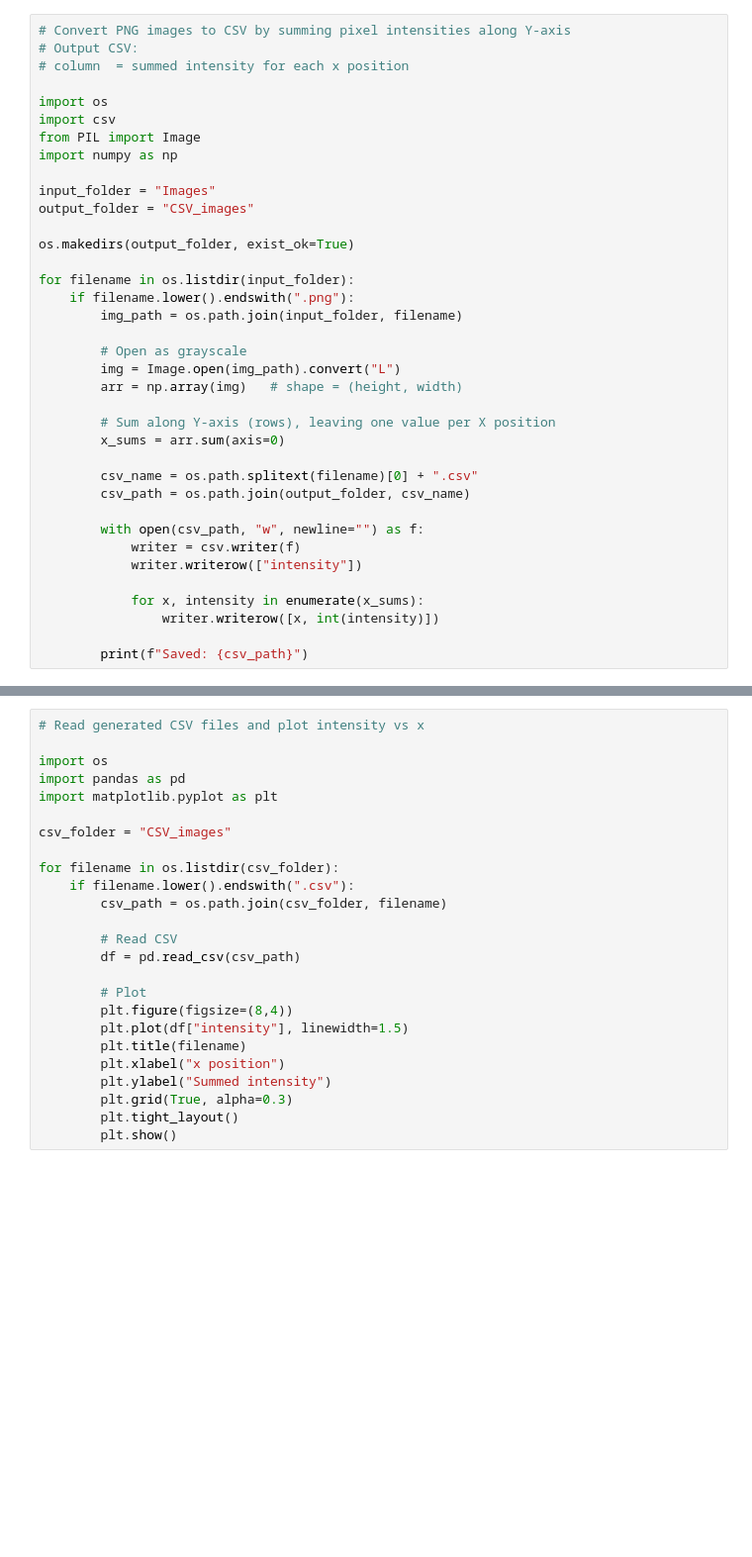
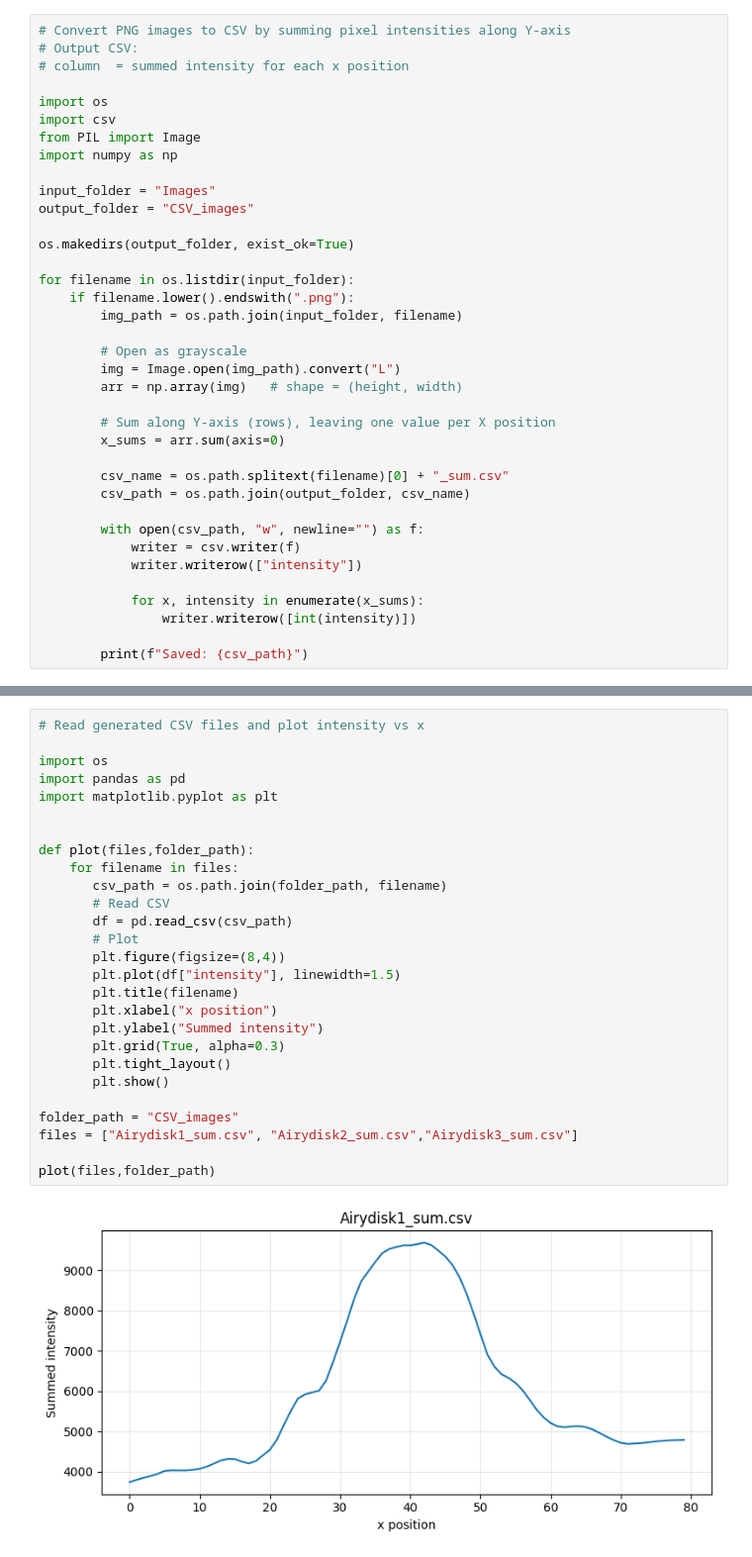
Before and after one commit to Eljameuter/PE3, a Jupyter notebook: Testing_image_processing.ipynb, the cells around one changed output, grey strips where cells are left out. Shown at 99% size. Saved outputs shown, nothing was run; the diff lists cells and outputs as text; blank space fills up the shorter version.

```diff
--- a/Testing_image_processing.ipynb
+++ b/Testing_image_processing.ipynb
@@ -24,7 +24,7 @@ for filename in os.listdir(input_folder):
         # Sum along Y-axis (rows), leaving one value per X position
         x_sums = arr.sum(axis=0)
 
-        csv_name = os.path.splitext(filename)[0] + ".csv"
+        csv_name = os.path.splitext(filename)[0] + "_sum.csv"
         csv_path = os.path.join(output_folder, csv_name)
 
         with open(csv_path, "w", newline="") as f:
@@ -32,7 +32,7 @@ for filename in os.listdir(input_folder):
             writer.writerow(["intensity"])
 
             for x, intensity in enumerate(x_sums):
-                writer.writerow([x, int(intensity)])
+                writer.writerow([int(intensity)])
 
         print(f"Saved: {csv_path}")
 # %% [output]
@@ -40,25 +42,29 @@ FileNotFoundError: [WinError 3] The system cannot find the path specified: 'Imag
 # %%
 # Read generated CSV files and plot intensity vs x
 
 import os
 import pandas as pd
 import matplotlib.pyplot as plt
 
-csv_folder = "CSV_images"
 
-for filename in os.listdir(csv_folder):
-    if filename.lower().endswith(".csv"):
-        csv_path = os.path.join(csv_folder, filename)
+def plot(files,folder_path):
+    for filename in files:
+       csv_path = os.path.join(folder_path, filename)
+       # Read CSV
+       df = pd.read_csv(csv_path)
+       # Plot
+       plt.figure(figsize=(8,4))
+       plt.plot(df["intensity"], linewidth=1.5)
+       plt.title(filename)
+       plt.xlabel("x position")
+       plt.ylabel("Summed intensity")
+       plt.grid(True, alpha=0.3)
+       plt.tight_layout()
+       plt.show()
 
-        # Read CSV
-        df = pd.read_csv(csv_path)
+folder_path = "CSV_images"
+files = ["Airydisk1_sum.csv", "Airydisk2_sum.csv","Airydisk3_sum.csv"]
 
-        # Plot
-        plt.figure(figsize=(8,4))
-        plt.plot(df["intensity"], linewidth=1.5)
-        plt.title(filename)
-        plt.xlabel("x position")
-        plt.ylabel("Summed intensity")
-        plt.grid(True, alpha=0.3)
-        plt.tight_layout()
-        plt.show()
+plot(files,folder_path)
+# %% [output]
+[figure, added]
```
Also changed, not shown: parts of 4 cells of this notebook, 9 other files.
